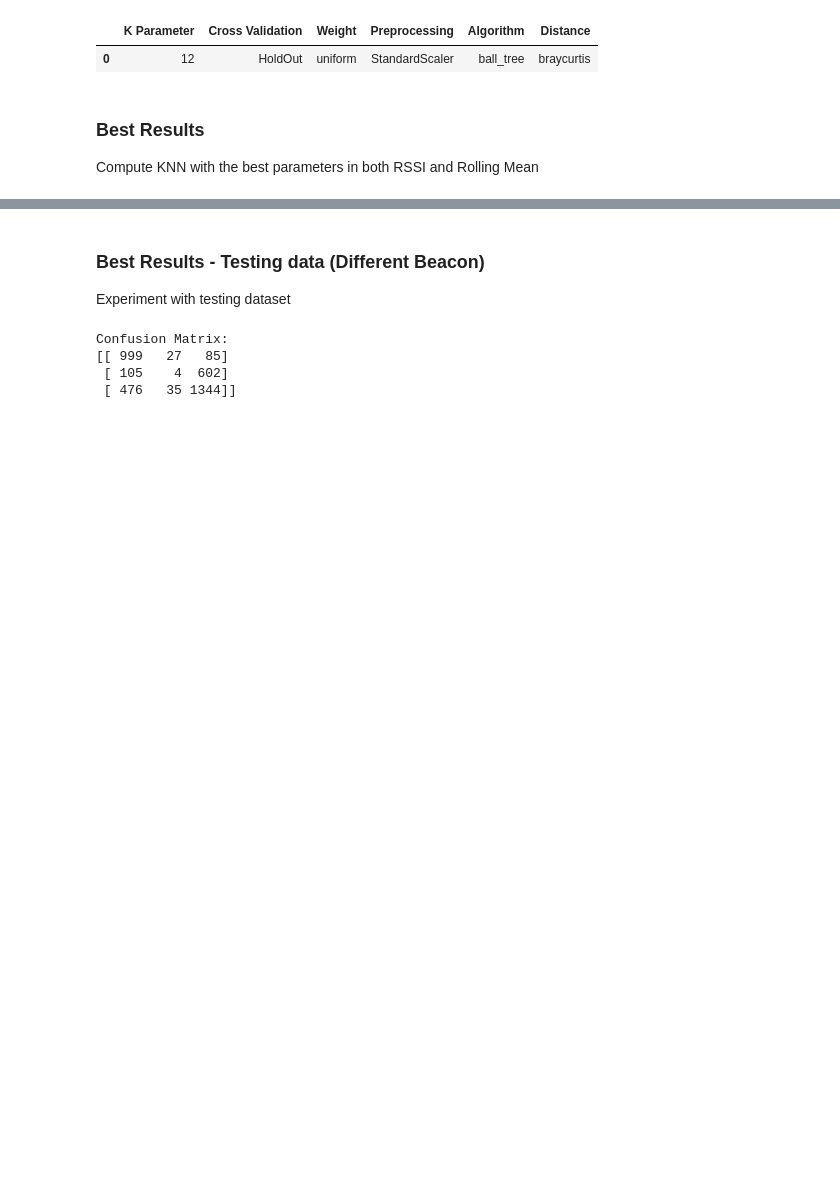
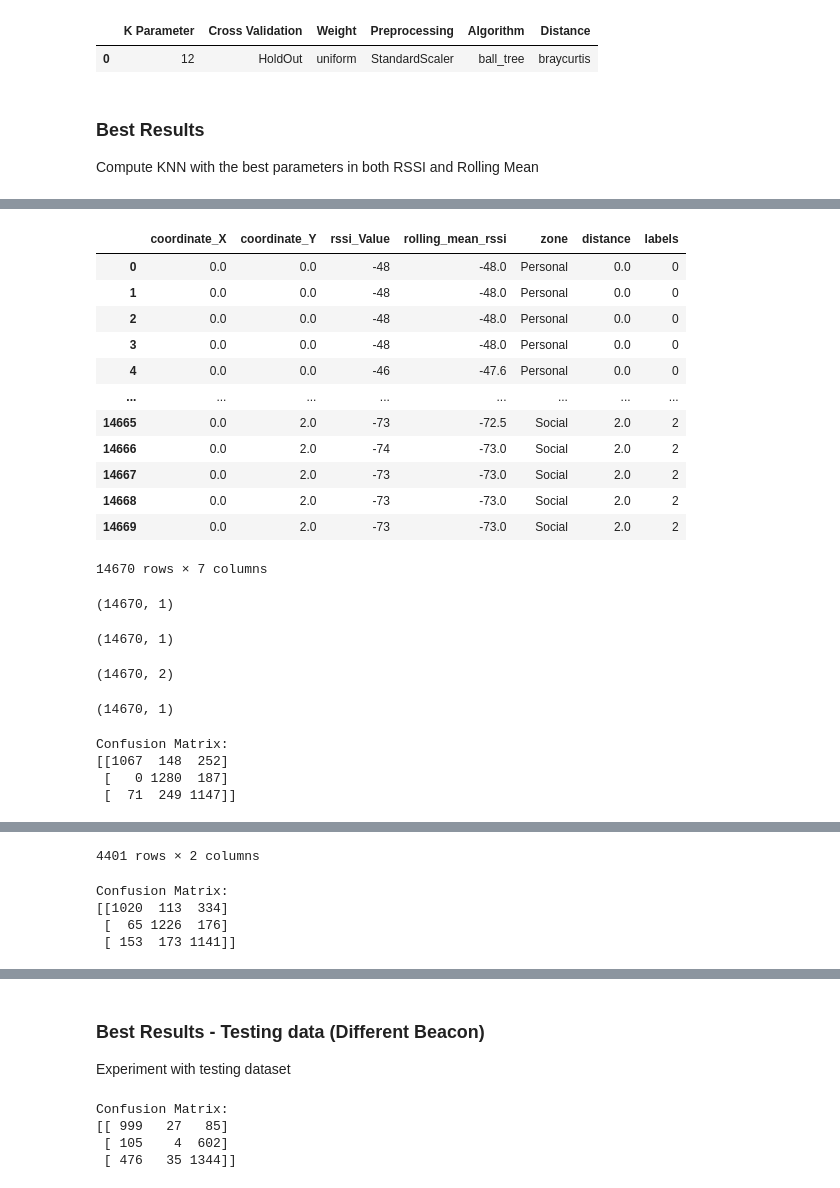
Before and after one commit to rui-pedro-porfirio/IndoorApp, a Jupyter notebook: Server/Notebooks/PROXIMITY/Classification/KNN/BLEProximityClassifierKNNExperiment.ipynb, the cells around one changed output, grey strips where cells are left out. Saved outputs shown, nothing was run; the diff lists cells and outputs as text; code cells hidden in the pictures; blank space fills up the shorter version.

```diff
--- a/Server/Notebooks/PROXIMITY/Classification/KNN/BLEProximityClassifierKNNExperiment.ipynb
+++ b/Server/Notebooks/PROXIMITY/Classification/KNN/BLEProximityClassifierKNNExperiment.ipynb
@@ -1386,0 +1555,75 @@ final_results.append(statistics.sort_values(by=['f1-score'],ascending=False).hea
+# %%
+reference_points = dataset.groupby(['zone'])
+data = list()
+columns = list()
+results = list()
+for k, rf in reference_points:
+    data.append(rf.iloc[:4890].values)
+    if columns is not None:
+        columns = rf.columns
+flat_list = []
+for sublist in data:
+    for item in sublist:
+        flat_list.append(item)
+same_amount_df = pd.DataFrame(flat_list,columns=columns)
+display(same_amount_df)
+train_X_rssi_same_amount = pd.DataFrame(same_amount_df['rssi_Value']).values.reshape(-1,1)
+display(train_X_rssi_same_amount.shape)
+train_X_rolling_mean_same_amount = pd.DataFrame(same_amount_df['rolling_mean_rssi']).values.reshape(-1,1)
+display(train_X_rolling_mean_same_amount.shape)
+combination_features_X_same_amount = same_amount_df[['rssi_Value','rolling_mean_rssi']]
+display(combination_features_X_same_amount.shape)
+train_Y_same_amount = same_amount_df['labels'].values.reshape(-1,1)
+display(train_Y_same_amount.shape)
+types = ['RSSI Only','Rolling Mean RSSI','Both']
+for feature in types:
+    #Decide on type of data
+    if feature == 'RSSI Only':
+        trainX_data = train_X_rssi_same_amount
+    elif feature == 'Rolling Mean RSSI':
+        trainX_data = train_X_rolling_mean_same_amount
+    else:
+        trainX_data = combination_features_X_same_amount
+    if selected_method == 'LOO':
+        cv = LeaveOneGroupOut()
+        splited = cv.split(trainX_data,train_Y.ravel(),groups=train_Y.ravel())
+        result = compute_KNN_with_Classifier(flag=1,n_neighbors=12,testX_data=trainX_data,testY_data=train_Y_same_amount.ravel(),scaler=StandardScaler(),cross_validation = splited,
+                            metric=selected_distance,
+                             weights=selected_weight)
+    elif selected_method =='Stratified K-Fold':
+        result = compute_KNN_with_Classifier(flag=1,n_neighbors=12,testX_data=trainX_data,testY_data=train_Y_same_amount.ravel(),scaler=StandardScaler(),
+                                             cross_validation = selected_fold,
+                            metric=selected_distance,
+                             weights=selected_weight)
+    else:
+        X_train_split, X_test_split, y_train_split, y_test_split = train_test_split(trainX_data,train_Y_same_amount.ravel(), test_size = 0.3, random_state = 42,stratify=train_Y_same_amount)
+        result = compute_KNN_with_Classifier(flag=1,n_neighbors=12,trainX_data=X_train_split,trainY_data=y_train_split,testX_data=X_test_split,testY_data=y_test_split,
+                             scaler=StandardScaler(),metric=selected_distance,
+                             weights=selected_weight)
+    result.append(feature)
+    results.append(result)
+statistics = pd.DataFrame(columns=statistical_cols,data=results)
+display(statistics.sort_values(by=['f1-score'],ascending=False))
+final_results.append(statistics.sort_values(by=['f1-score'],ascending=False).head(1).values[0])
+# %% [output]
+|  | coordinate_X | coordinate_Y | rssi_Value | rolling_mean_rssi | zone | distance | labels |
+| 0 | 0.0 | 0.0 | -48 | -48.0 | Personal | 0.0 | 0 |
+| 1 | 0.0 | 0.0 | -48 | -48.0 | Personal | 0.0 | 0 |
+| 2 | 0.0 | 0.0 | -48 | -48.0 | Personal | 0.0 | 0 |
+| 3 | 0.0 | 0.0 | -48 | -48.0 | Personal | 0.0 | 0 |
+| 4 | 0.0 | 0.0 | -46 | -47.6 | Personal | 0.0 | 0 |
+| ... | ... | ... | ... | ... | ... | ... | ... |
+| 14665 | 0.0 | 2.0 | -73 | -72.5 | Social | 2.0 | 2 |
+| 14666 | 0.0 | 2.0 | -74 | -73.0 | Social | 2.0 | 2 |
+| 14667 | 0.0 | 2.0 | -73 | -73.0 | Social | 2.0 | 2 |
+| 14668 | 0.0 | 2.0 | -73 | -73.0 | Social | 2.0 | 2 |
+| 14669 | 0.0 | 2.0 | -73 | -73.0 | Social | 2.0 | 2 |
+14670 rows × 7 columns
+(14670, 1)
+(14670, 1)
+(14670, 2)
+(14670, 1)
+Confusion Matrix:
+[[1067  148  252]
+ [   0 1280  187]
+ [  71  249 1147]]
@@ -1386,0 +1649,5 @@ final_results.append(statistics.sort_values(by=['f1-score'],ascending=False).hea
+4401 rows × 2 columns
+Confusion Matrix:
+[[1020  113  334]
+ [  65 1226  176]
+ [ 153  173 1141]]
```
Also changed, not shown: parts of 11 cells of this notebook, 1 other file.
